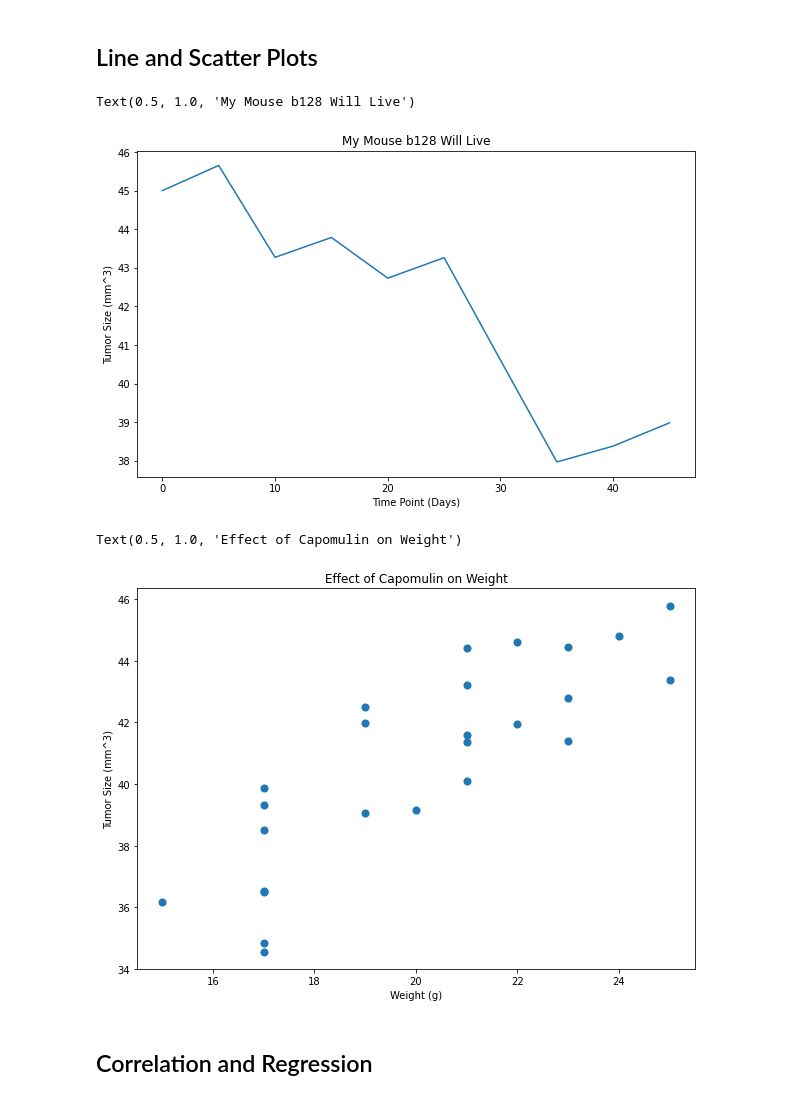
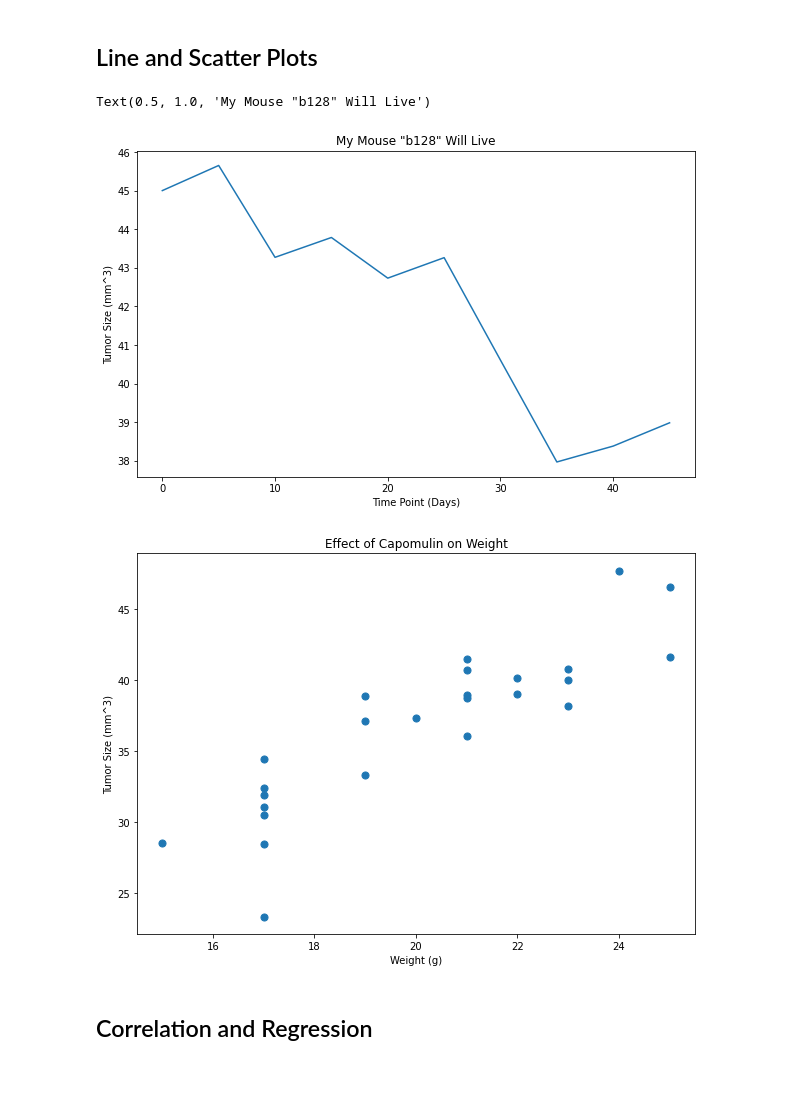
Before and after one commit to HsuChe/Cancer-Research-Analysis, a Jupyter notebook: Pymaceuticals/pymaceuticals_starter.ipynb, the cells around one changed output. Cells and saved outputs as stored; diff of their text form; code cells hidden in the pictures.

```diff
--- a/Pymaceuticals/pymaceuticals_starter.ipynb
+++ b/Pymaceuticals/pymaceuticals_starter.ipynb
@@ -59,0 +44,10 @@ df_989_drop.head()
+# %%
+# Checking the number of mice.
+# Tutors of our classmates noted that we have a single mouse ID that has duplicated Mouse ID and Timepoint and it has different Tumor Volume for the duplications.abs
+# the following will test it and find the exact ID
+need_to_drop = df.loc[df.duplicated(subset = ['Mouse ID', 'Timepoint'], keep='last')]
+# we will now remove the problematic mouse ID
+df_989_drop = df.loc[df['Mouse ID'] != need_to_drop['Mouse ID'].unique()[0]]
+df_989_drop.reset_index(drop = True)
+# The number of unique Mouse ID in the dataset.
+len(df_989_drop['Mouse ID'].unique())
@@ -83,8 +68,7 @@ df_dup
 # %%
 # Create a clean DataFrame by dropping the duplicate mouse by its ID.
-df_dup_drop = df.drop_duplicates('Mouse ID', keep = 'last')
-df_dup_drop = df_dup_drop.loc[df['Mouse ID'] != 'g989']
-df_dup_drop
+df_dup_drop = df_989_drop.drop_duplicates('Mouse ID', keep = 'last')
+df_dup_drop.head()
 # %% [output]
 |  | Mouse ID | Drug Regimen | Sex | Age_months | Weight (g) | Timepoint | Tumor Volume (mm3) | ... |
 | 9 | k403 | Ramicane | Male | 21 | 16 | 45 | 22.050126 | ... |
@@ -291,15 +262,15 @@ Text(0.5, 1.0, 'Drug Effectiveness')
 # %%
 # Generate a line plot of tumor volume vs. time point for a mouse treated with Capomulin
 mouse_name = df_time.loc[df_time['Drug Regimen'] == 'Capomulin']['Mouse ID'].iloc[0]
-mouse_info = df.loc[df['Mouse ID'] == mouse_name][['Timepoint','Tumor Volume (mm3)']]
+mouse_info = merge_df.loc[merge_df['Mouse ID'] == mouse_name][['Timepoint','Tumor Volume (mm3)']]
 mouse_info.index = mouse_info['Timepoint']
 mouse_info['Tumor Volume (mm3)'].plot.line(figsize = (10,6))
 plt.xlabel('Time Point (Days)')
 plt.ylabel('Tumor Size (mm^3)')
-plt.title(f'My Mouse {mouse_name} Will Live')
+plt.title(f'My Mouse "{mouse_name}" Will Live')
 # %% [output]
-Text(0.5, 1.0, 'My Mouse b128 Will Live')
+Text(0.5, 1.0, 'My Mouse "b128" Will Live')
-[figure, old version]
+[figure, new version]
 # %%
 # Generate a scatter plot of average tumor volume vs. mouse weight for the Capomulin regimen
 mouse_vol_weight = df.loc[df['Drug Regimen'] == 'Capomulin'].groupby(['Mouse ID'])[['Tumor Volume (mm3)','Weight (g)']].mean()
@@ -307,11 +278,9 @@ mouse_vol_weight.plot.scatter(x ='Weight (g)', y = 'Tumor Volume (mm3)', s = 50,
 plt.xlabel('Weight (g)')
 plt.ylabel('Tumor Size (mm^3)')
 plt.title('Effect of Capomulin on Weight')
-
-# Looks like the slope of the best fit line might be close to 1 so Capomulin doesn't get more effective or less effective according to weight.
+plt.show()
 # %% [output]
-Text(0.5, 1.0, 'Effect of Capomulin on Weight')
-[figure, old version]
+[figure, new version]
 # %% [markdown]
 ## Correlation and Regression
 # %%
```
Also changed, not shown: parts of 14 cells of this notebook.
